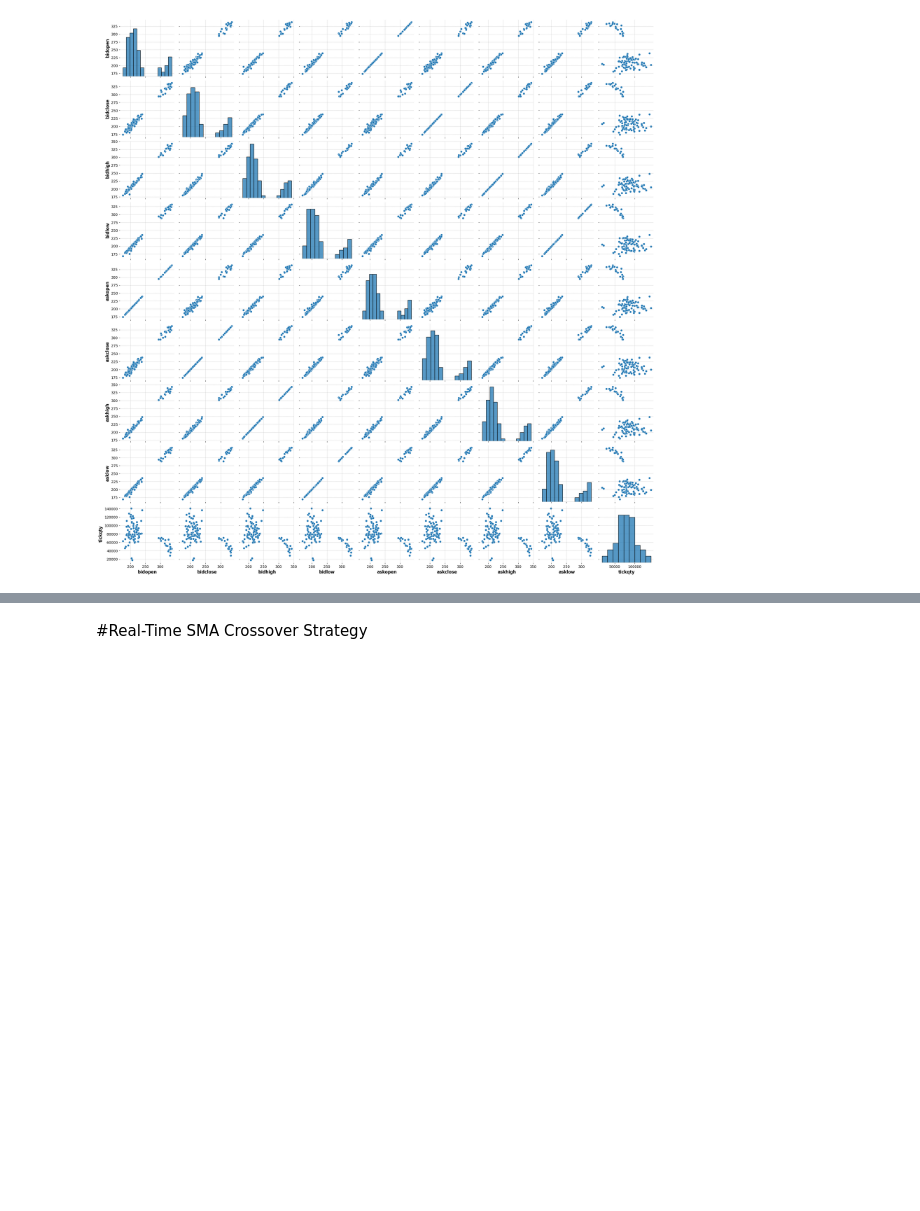
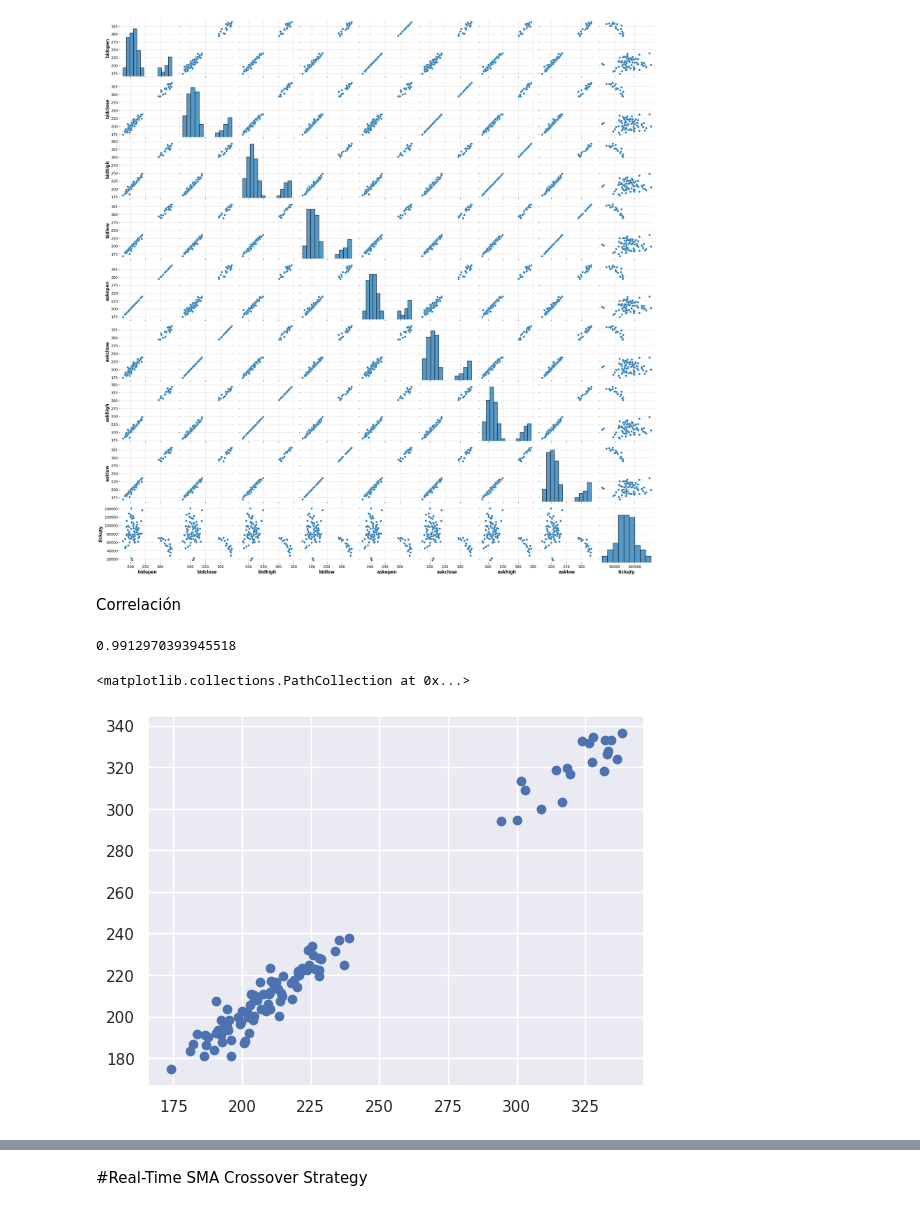
Before and after one commit to calosos/py_resumenes_codigos, a Jupyter notebook: Trading_analysis.ipynb, the cells around one changed output, grey strips where cells are left out. Drawn from its saved outputs; the diff is of its cells as text; code cells hidden in the pictures; blank space fills up the shorter version.

```diff
--- a/Trading_analysis.ipynb
+++ b/Trading_analysis.ipynb
@@ -669,3 +670,14 @@ sns.pairplot(data_candles);
 794 | FB.us | 2022-06-02 18:06:33.141000 | 198.95000, 199.25000
 801 | NFLX.us | 2022-06-02 18:06:33.139000 | 203.37000, 203.80000
 [figure]
+# %% [markdown]
+Correlación
+# %%
+candles_bid["Open"].corr(candles_bid["Close"])
+# %% [output]
+0.9912970393945518
+# %%
+plt.scatter(candles_bid["Open"],candles_bid["Close"])
+# %% [output]
+<matplotlib.collections.PathCollection at 0x...>
+[figure, added]
```
Also changed, not shown: parts of 52 cells of this notebook.
